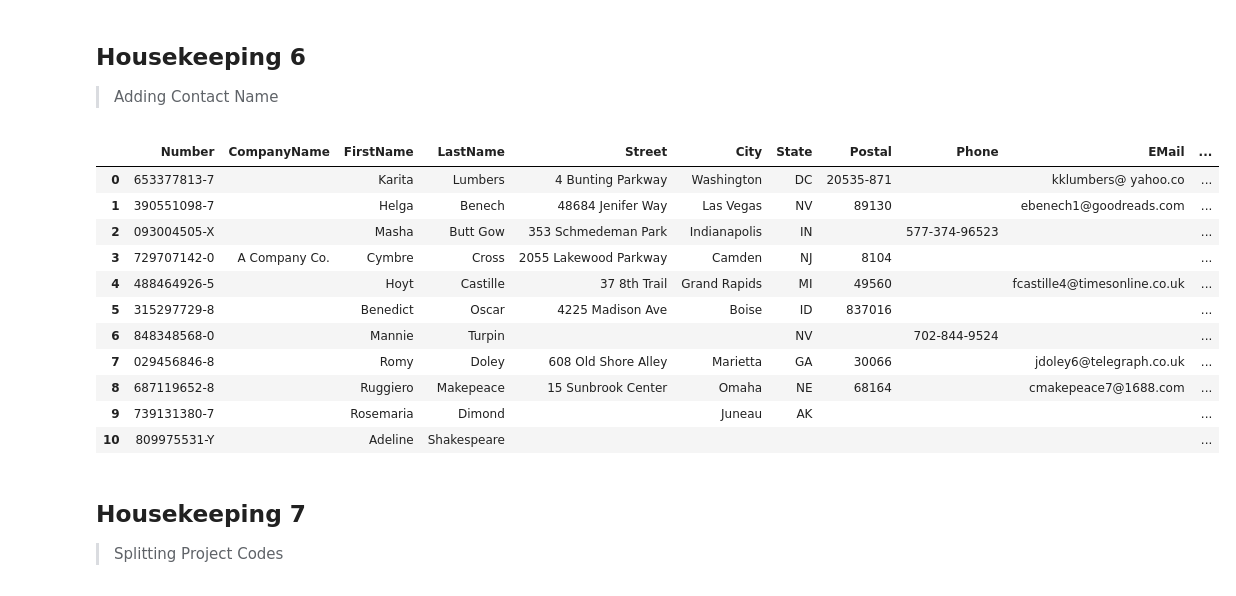
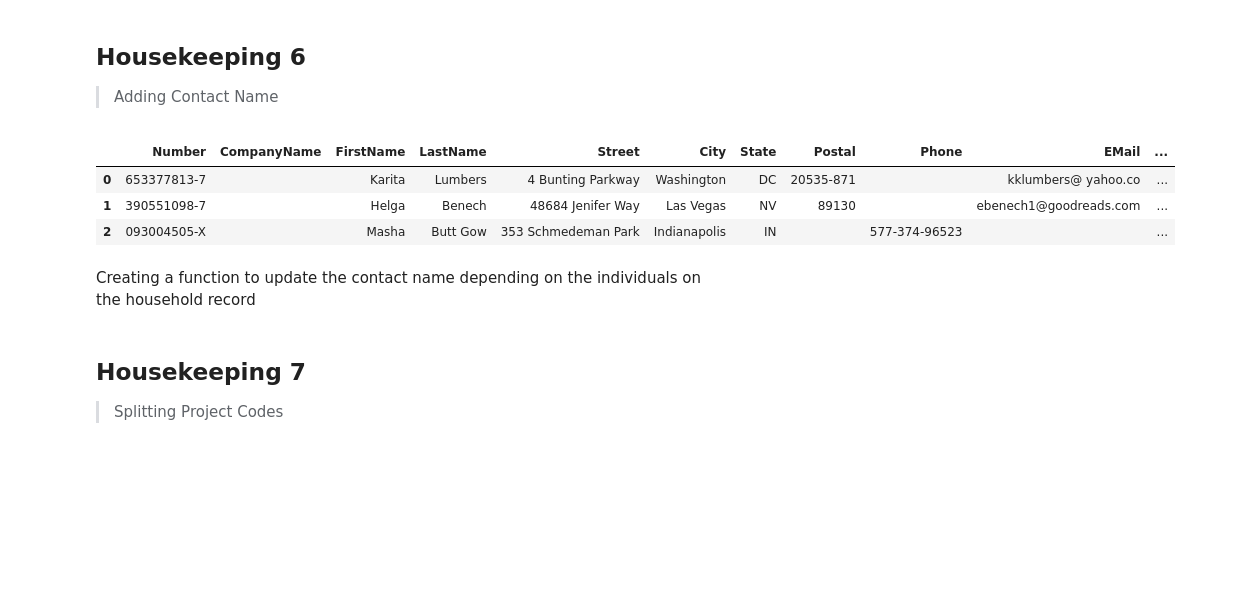
Before and after one commit to LearnThinkCreate/virtuous_interview, a Jupyter notebook: 00_Setup.ipynb, the cells around one changed output. Cells and saved outputs as stored; diff of their text form; code cells hidden in the pictures; blank space fills up the shorter version.

```diff
--- a/00_Setup.ipynb
+++ b/00_Setup.ipynb
@@ -124,3 +146,10 @@ gifts['AmountReceived'] = gifts.AmountReceived.apply(lambda x: float(re.sub(r'[^
+# %%
+#| export
+gifts.loc[ gifts.PledgeNumber == 0, 'PledgeNumber'] = gifts[gifts.PledgeNumber == 0].index
+gifts.loc[ gifts.GiftId == 0, 'GiftId'] = gifts[gifts.GiftId == 0].index
+# %%
+#| export
+gifts = gifts.rename(columns={'PledgeNumber': 'LegacyPledgeID', 'GiftId': 'LegacyGiftID'})
 # %% [markdown]
 ## Housekeeping 3
 > Identify and clean any pieces of data in the wrong column
@@ -194,9 +238,12 @@ Adding to contacts
 # %%
 #| export
-contacts = pd.concat([contacts,
-    pd.DataFrame(donors_not_in_contacts[['DonorNumber', 'FirstName', 'LastName']].drop_duplicates()
-    .rename(columns={'DonorNumber': 'Number'})
-    .drop_duplicates()
-    .to_dict('records'))
+contacts = pd.concat([
+    contacts,
+    # Dataframe of donors not in contacts
+    pd.DataFrame(donors_not_in_contacts[['DonorNumber', 'FirstName', 'LastName']]
+                 .drop_duplicates()
+                 .rename(columns={'DonorNumber': 'Number'})
+                 .drop_duplicates()
+                 .to_dict('records'))
 ])
 # %% [markdown]
@@ -306,19 +371,13 @@ contacts.loc[blank_name_records, :]
 ## Housekeeping 6
 > Adding Contact Name
 # %%
-contacts
+contacts.head(3)
 # %% [output]
 |  | Number | CompanyName | FirstName | LastName | Street | City | State | Postal | Phone | EMail | ... |
 | 0 | 653377813-7 |  | Karita | Lumbers | 4 Bunting Parkway | Washington | DC | 20535-871 |  | kklumbers@ yahoo.co | ... |
 | 1 | 390551098-7 |  | Helga | Benech | 48684 Jenifer Way | Las Vegas | NV | 89130 |  | ebenech1@goodreads.com | ... |
 | 2 | 093004505-X |  | Masha | Butt Gow | 353 Schmedeman Park | Indianapolis | IN |  | 577-374-96523 |  | ... |
-| 3 | 729707142-0 | A Company Co. | Cymbre | Cross | 2055 Lakewood Parkway | Camden | NJ | 8104 |  |  | ... |
-| 4 | 488464926-5 |  | Hoyt | Castille | 37 8th Trail | Grand Rapids | MI | 49560 |  | fcastille4@timesonline.co.uk | ... |
-| 5 | 315297729-8 |  | Benedict | Oscar | 4225 Madison Ave | Boise | ID | 837016 |  |  | ... |
-| 6 | 848348568-0 |  | Mannie | Turpin |  |  | NV |  | 702-844-9524 |  | ... |
-| 7 | 029456846-8 |  | Romy | Doley | 608 Old Shore Alley | Marietta | GA | 30066 |  | jdoley6@telegraph.co.uk | ... |
-| 8 | 687119652-8 |  | Ruggiero | Makepeace | 15 Sunbrook Center | Omaha | NE | 68164 |  | cmakepeace7@1688.com | ... |
-| 9 | 739131380-7 |  | Rosemaria | Dimond |  | Juneau | AK |  |  |  | ... |
-| 10 | 809975531-Y |  | Adeline | Shakespeare |  |  |  |  |  |  | ... |
+# %% [markdown]
+Creating a function to update the contact name depending on the individuals on the household record
 # %%
 #| export
```
Also changed, not shown: parts of 36 cells of this notebook.
